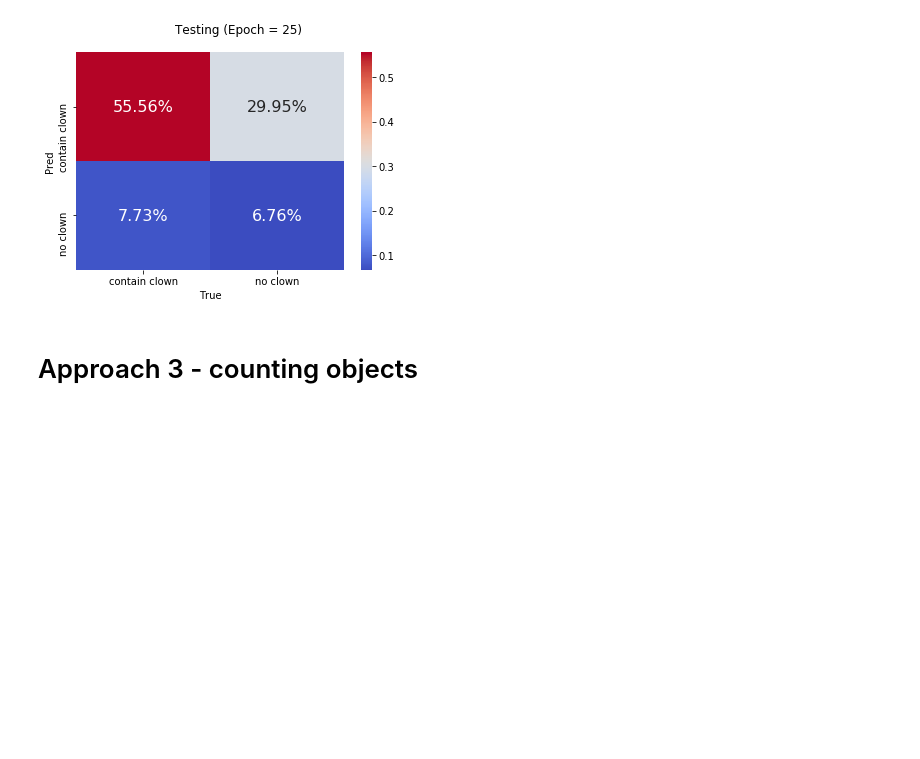
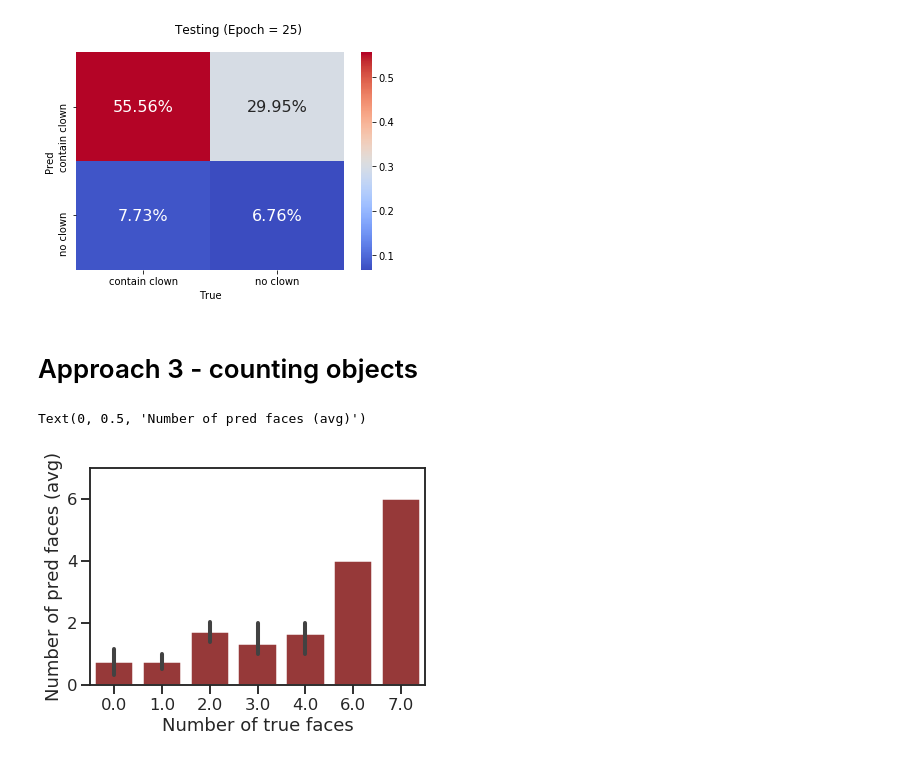
Before and after one commit to HannahhoHe/Fear-ReFactor-Mask-R-CNN-Transfer-Learning, a Jupyter notebook: MRCNN-clown-plottingMatrics.ipynb, the cells around one changed output. Cells and saved outputs as stored; diff of their text form; code cells hidden in the pictures; blank space fills up the shorter version.

Commit message:
plotFalselyDetObj

```diff
--- a/MRCNN-clown-plottingMatrics.ipynb
+++ b/MRCNN-clown-plottingMatrics.ipynb
@@ -211,3 +211,17 @@ data_without_true_clown = data_without_true_clown[['#clown']]
 sns.distplot(data_without_true_clown,bins="doane",kde=False,hist_kws={"align" : "left"})
 plt.xlabel('Pred (number of clown)')
 plt.ylabel('Number of frames \n (Frequency)')
+# %%
+data = pd.read_csv('/home/ubuntu/Mask_RCNN/data/Testing_truth_pred_objCount.txt')
+data = data[data.epoch==25]
+data_without_true_clown = data[data.val_clown==0]
+# %%
+sns.set(style = "ticks", font_scale = 1.5, color_codes=True)
+sns.set_context("talk")
+sns.barplot(data = data_without_true_clown, x = 'val_nface', y = '#nface', color='brown')
+plt.ylim(0, 7)
+plt.xlabel('Number of true faces')
+plt.ylabel('Number of pred faces (avg)')
+# %% [output]
+Text(0, 0.5, 'Number of pred faces (avg)')
+[figure, added]
```
Also changed, not shown: parts of 1 cell of this notebook.
